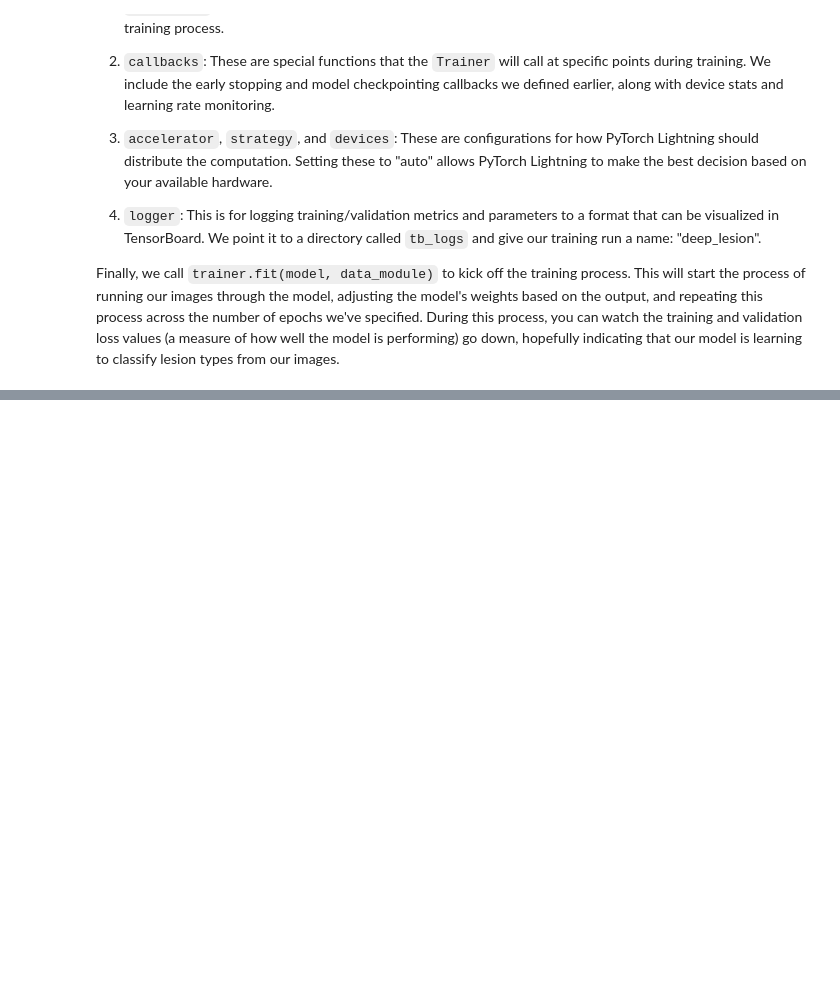
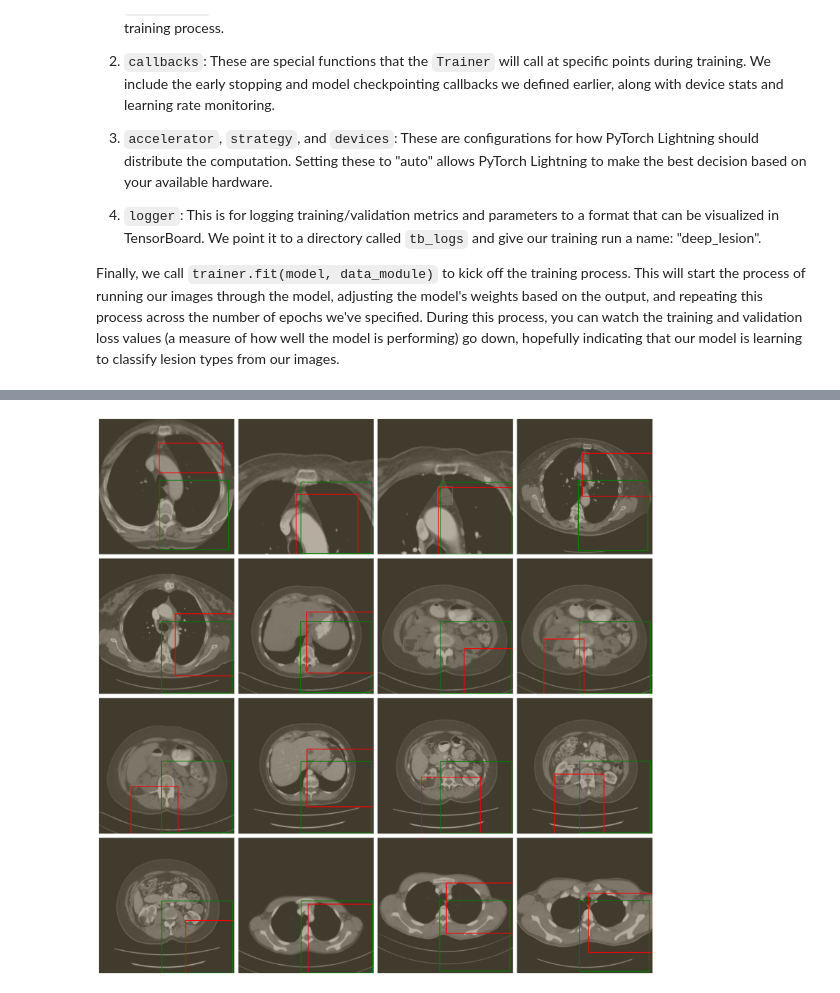
Before and after one commit to JakeFAU/DeepLesion, a Jupyter notebook: transfer_learning.ipynb, the cells around one changed output, grey strips where cells are left out. Saved outputs shown, nothing was run; the diff lists cells and outputs as text; code cells hidden in the pictures; blank space fills up the shorter version.

```diff
--- a/transfer_learning.ipynb
+++ b/transfer_learning.ipynb
@@ -148,9 +174,9 @@ CSV_PATH: str = os.path.join(os.getcwd(), 'data/DL_info.csv')  # The path to the
 IMAGE_SIZE: int = 224  # We will resize all images to this size. ResNet, for example, expects this input size
 NUM_CLASSES: int = 4   # the bounding box
 
-# Normalization constants for ImageNet
-IMAGENET_MEAN = [0.485, 0.456, 0.406]
-IMAGENET_STD = [0.229, 0.224, 0.225]
+# Assume the grayscale images have been standardized to have values between 0 and 1
+GRAYSCALE_MEAN = 0.5
+GRAYSCALE_STD = 0.5
 
 # Training settings
 BATCH_SIZE: int = 32  # The batch size for training and validation
@@ -363,7 +398,7 @@ class DeepLesionModel(pl.LightningModule):
             df=train_df,
             transform=transforms.Compose([
                 transforms.ToTensor(),
-                transforms.Normalize(IMAGENET_MEAN, IMAGENET_STD)
+                transforms.Normalize([GRAYSCALE_MEAN], [GRAYSCALE_STD])
             ])
         )
 
@@ -372,7 +407,7 @@ class DeepLesionModel(pl.LightningModule):
             df=val_df,
             transform=transforms.Compose([
                 transforms.ToTensor(),
-                transforms.Normalize(IMAGENET_MEAN, IMAGENET_STD)
+                transforms.Normalize([GRAYSCALE_MEAN], [GRAYSCALE_STD])
             ])
         )
 
@@ -381,9 +416,10 @@ class DeepLesionModel(pl.LightningModule):
             df=test_df,
             transform=transforms.Compose([
                 transforms.ToTensor(),
-                transforms.Normalize(IMAGENET_MEAN, IMAGENET_STD)
+                transforms.Normalize([GRAYSCALE_MEAN], [GRAYSCALE_STD])
             ])
         )
+
 
     def train_dataloader(self):
         return DataLoader(self.train_dataset, batch_size=self.batch_size, shuffle=True, num_workers=CPU_CORES)
@@ -639,0 +750,38 @@ print(f"Test IoU: {trainer.logged_metrics['test_iou']}")
+# %%
+# Get a batch of test data
+inputs, classes = next(iter(model.test_dataloader()))
+
+fig, axs = plt.subplots(4, 4, figsize=(20, 20))  # Create a 4x4 grid of subplots
+axs = axs.ravel()  # Flatten the grid to easily index into it
+
+for i in range(16):  # Display 16 images
+    img = inputs[i]
+    if img.shape[0] == 1:
+        img = img.expand((3, -1, -1))
+    # Compute predictions
+    with torch.no_grad():
+        predictions = model(img.unsqueeze(0)).squeeze(0)
+
+    # Convert tensor to numpy array for display
+    inp = img.numpy().transpose((1, 2, 0))
+    mean = np.array([0.485, 0.456, 0.406])
+    std = np.array([0.229, 0.224, 0.225])
+    inp = std * inp + mean
+    inp = np.clip(inp, 0, 1)
+
+    # Display the image in the subplot
+    axs[i].imshow(inp)
+    axs[i].axis('off')  # Hide the axes for this subplot
+
+    # Draw ground truth bounding box
+    gt_rect = patches.Rectangle((classes[i][0], classes[i][1]), classes[i][2], classes[i][3], linewidth=2, edgecolor='r', facecolor='none')
+    axs[i].add_patch(gt_rect)
+
+    # Draw predicted bounding box
+    pred_rect = patches.Rectangle((predictions[0], predictions[1]), predictions[2], predictions[3], linewidth=2, edgecolor='g', facecolor='none')
+    axs[i].add_patch(pred_rect)
+
+plt.tight_layout()  # Ensure the subplots do not overlap
+plt.show()
+# %% [output]
+[figure, added]
```
Also changed, not shown: parts of 9 cells of this notebook.
